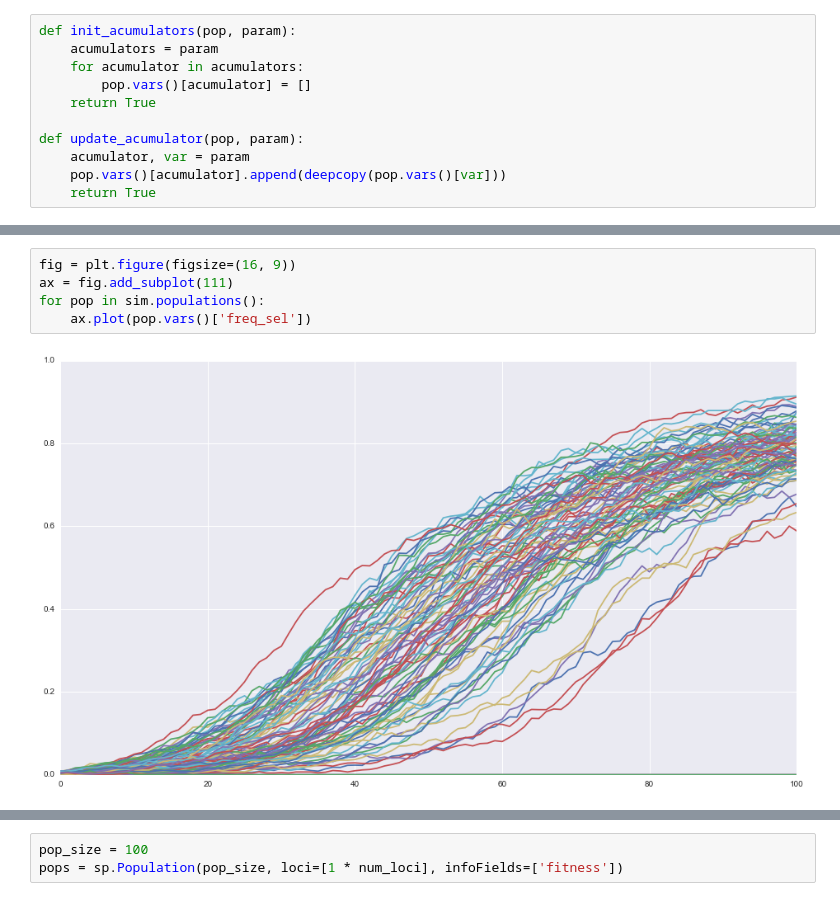
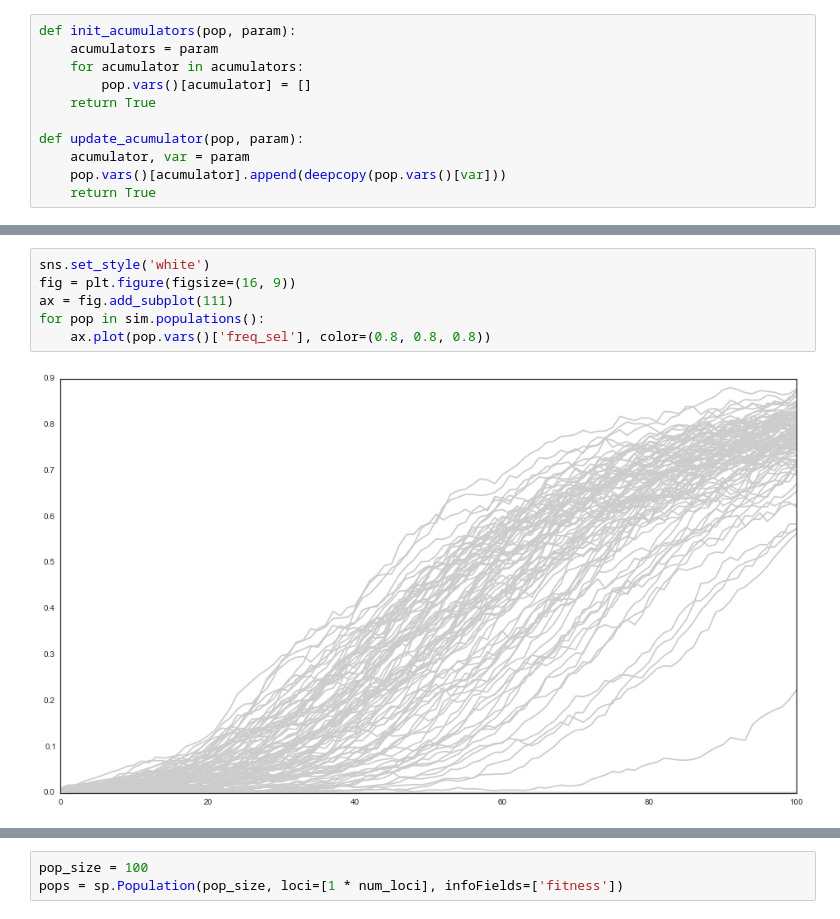
Before and after one commit to tiagoantao/bioinf-python, a Jupyter notebook: notebooks/04_PopSim/Selection.ipynb, the cells around one changed output, grey strips where cells are left out. Saved outputs shown, nothing was run; the diff lists cells and outputs as text.

```diff
--- a/notebooks/04_PopSim/Selection.ipynb
+++ b/notebooks/04_PopSim/Selection.ipynb
@@ -94,7 +92,8 @@ None
 # %%
+sns.set_style('white')
 fig = plt.figure(figsize=(16, 9))
 ax = fig.add_subplot(111)
 for pop in sim.populations():
-    ax.plot(pop.vars()['freq_sel'])
+    ax.plot(pop.vars()['freq_sel'], color=(0.8, 0.8, 0.8))
 # %% [output]
-[figure, old version]
+[figure, new version]
```
Also changed, not shown: parts of 26 cells of this notebook, 1 other file.
